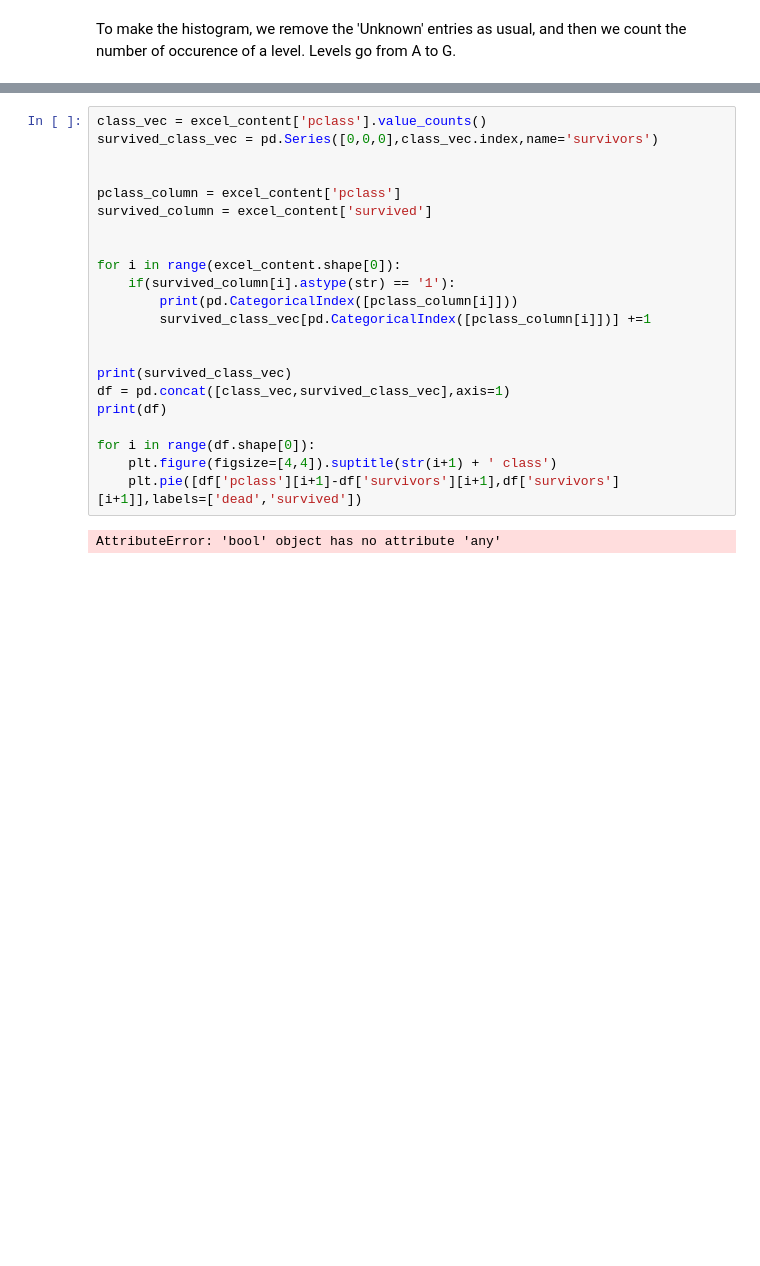
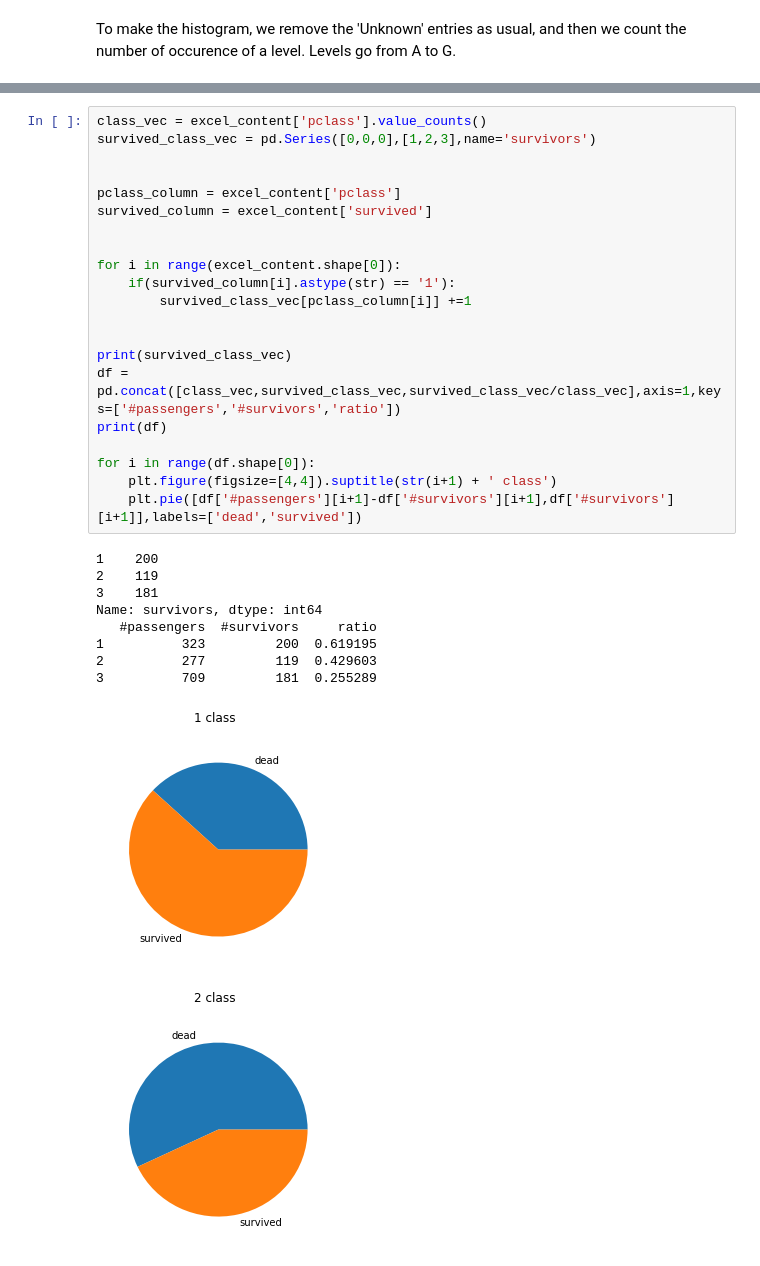
Before and after one commit to adrienruault/ada_molmaru, a Jupyter notebook: Homework01/Solution_task3.ipynb, the cells around one changed output, grey strips where cells are left out. Cells and saved outputs as stored; diff of their text form; blank space fills up the shorter version.

```diff
--- a/Homework01/Solution_task3.ipynb
+++ b/Homework01/Solution_task3.ipynb
@@ -297,24 +307,32 @@ dtype: int64
 # %%
 class_vec = excel_content['pclass'].value_counts()
-survived_class_vec = pd.Series([0,0,0],class_vec.index,name='survivors')
+survived_class_vec = pd.Series([0,0,0],[1,2,3],name='survivors')
 
 
 pclass_column = excel_content['pclass']
 survived_column = excel_content['survived']
 
 
 for i in range(excel_content.shape[0]):
     if(survived_column[i].astype(str) == '1'):
-        print(pd.CategoricalIndex([pclass_column[i]]))
-        survived_class_vec[pd.CategoricalIndex([pclass_column[i]])] +=1
+        survived_class_vec[pclass_column[i]] +=1
 
 
 print(survived_class_vec)
-df = pd.concat([class_vec,survived_class_vec],axis=1)
+df = pd.concat([class_vec,survived_class_vec,survived_class_vec/class_vec],axis=1,keys=['#passengers','#survivors','ratio'])
 print(df)
 
 for i in range(df.shape[0]):
     plt.figure(figsize=[4,4]).suptitle(str(i+1) + ' class')
-    plt.pie([df['pclass'][i+1]-df['survivors'][i+1],df['survivors'][i+1]],labels=['dead','survived'])
+    plt.pie([df['#passengers'][i+1]-df['#survivors'][i+1],df['#survivors'][i+1]],labels=['dead','survived'])
 # %% [output]
-AttributeError: 'bool' object has no attribute 'any'
+1    200
+2    119
+3    181
+Name: survivors, dtype: int64
+   #passengers  #survivors     ratio
+1          323         200  0.619195
+2          277         119  0.429603
+3          709         181  0.255289
+[figure, added]
+[figure, added]
```
Also changed, not shown: parts of 10 cells of this notebook.
